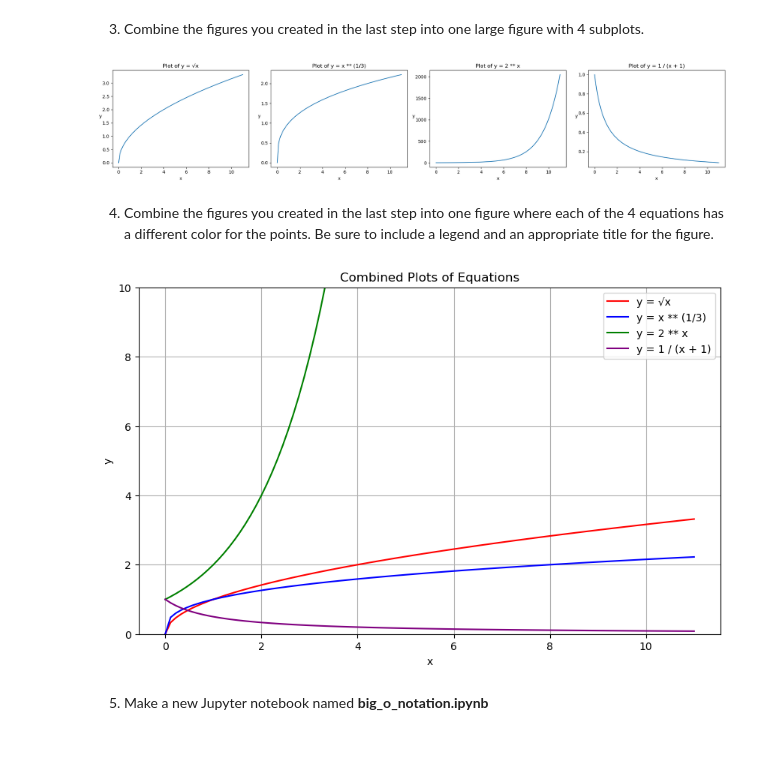
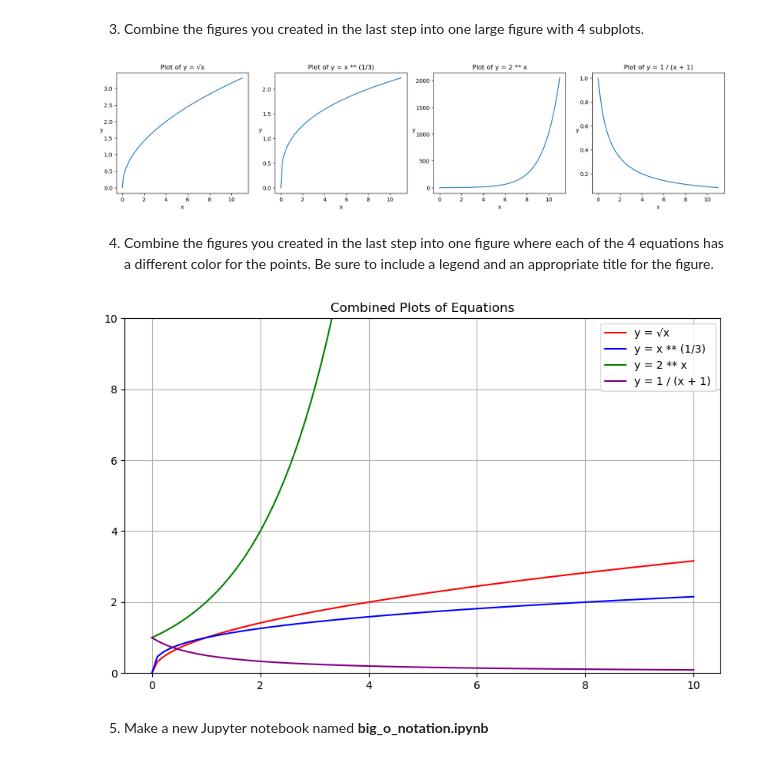
Before and after one commit to Marc-Aradillas/numpy-pandas-visualization-exercises, a Jupyter notebook: matplotlib_exercises.ipynb, the cells around one changed output. Saved outputs shown, nothing was run; the diff lists cells and outputs as text; code cells hidden in the pictures.

Commit message:
Added exercise matplotlib exercise files

```diff
--- a/matplotlib_exercises.ipynb
+++ b/matplotlib_exercises.ipynb
@@ -96,45 +96,42 @@ plt.figure(figsize=(20, 4))
 # Define the first subplot
 plt.subplot(1, 4, 1)
 plt.plot(x, y1)
 plt.xlabel('x')
 plt.ylabel('y', rotation=0)
 plt.title('Plot of y = √x')
 
 # Defined the second subplot
 plt.subplot(1, 4, 2)
 plt.plot(x, y2)
 plt.xlabel('x')
 plt.ylabel('y', rotation=0)
 plt.title('Plot of y = x ** (1/3)')
 
 # Defined the third subplot
 plt.subplot(1, 4, 3)
 plt.plot(x, y3)
 plt.xlabel('x')
 plt.ylabel('y', rotation=0)
 plt.title('Plot of y = 2 ** x')
 
 # Defined the fourth subplot
 plt.subplot(1, 4, 4)
 plt.plot(x, y4)
 plt.xlabel('x')
 plt.ylabel('y', rotation=0)
 plt.title('Plot of y = 1 / (x + 1)')
 
-plt.tight_layout()  # Adjusted the layout to avoid overlapping titles and labels
+# plt.tight_layout()  # Adjusted the layout to avoid overlapping titles and labels
 plt.show()
 # %% [output]
-[figure, old version]
+[figure, new version]
 # %% [markdown]
 4. Combine the figures you created in the last step into one figure where each of the 4 equations has a different color for the points. Be sure to include a legend and an appropriate title for the figure.
 # %%
-import numpy as np
-import matplotlib.pyplot as plt
+# Generated x points from 0 10
+x = np.linspace(0, 10, 100)
 
-# Generate x points from 0 to 11
-x = np.linspace(0, 11, 100)
-
-# Calculate y values for each equation
+# Calculated y values for each equation
 y1 = np.sqrt(x)
 y2 = x ** (1/3)
 y3 = 2 ** x
@@ -150,8 +147,6 @@ plt.plot(x, y3, label='y = 2 ** x', c='green')
 plt.plot(x, y4, label='y = 1 / (x + 1)', c='purple')
 
 # Added labels, title, and legend
-plt.xlabel('x')
-plt.ylabel('y')
 plt.title('Combined Plots of Equations')
 plt.legend()
 
@@ -161,7 +156,7 @@ plt.ylim(0, 10)
 plt.grid(True)
 plt.show()
 # %% [output]
-[figure, old version]
+[figure, new version]
 # %% [markdown]
 5. Make a new Jupyter notebook named **big_o_notation.ipynb**
 # %% [markdown]
```
Also changed, not shown: parts of 3 cells of this notebook, 1 other file.
